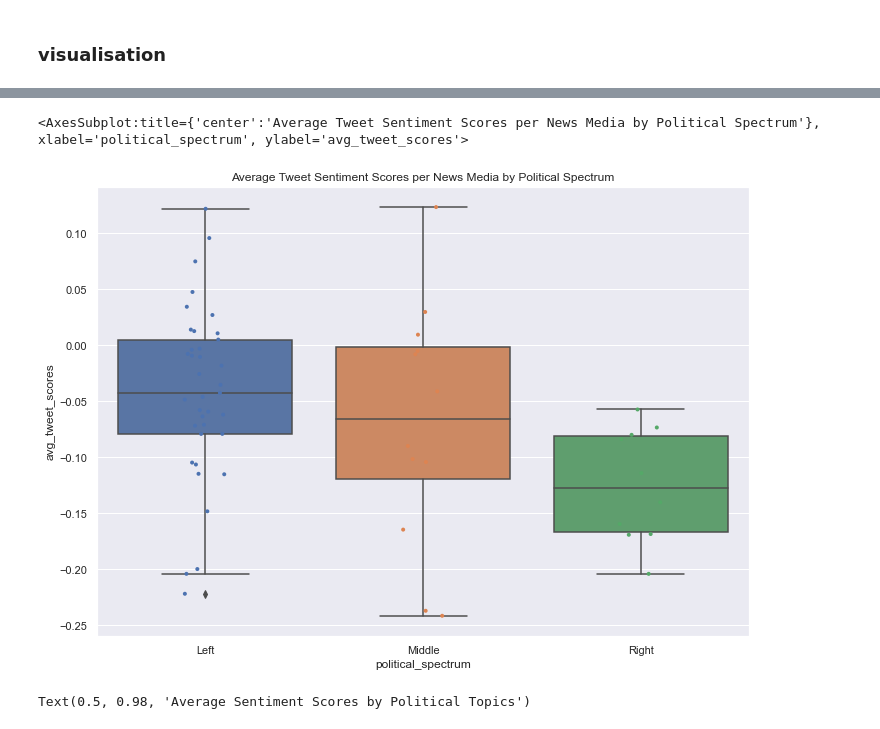
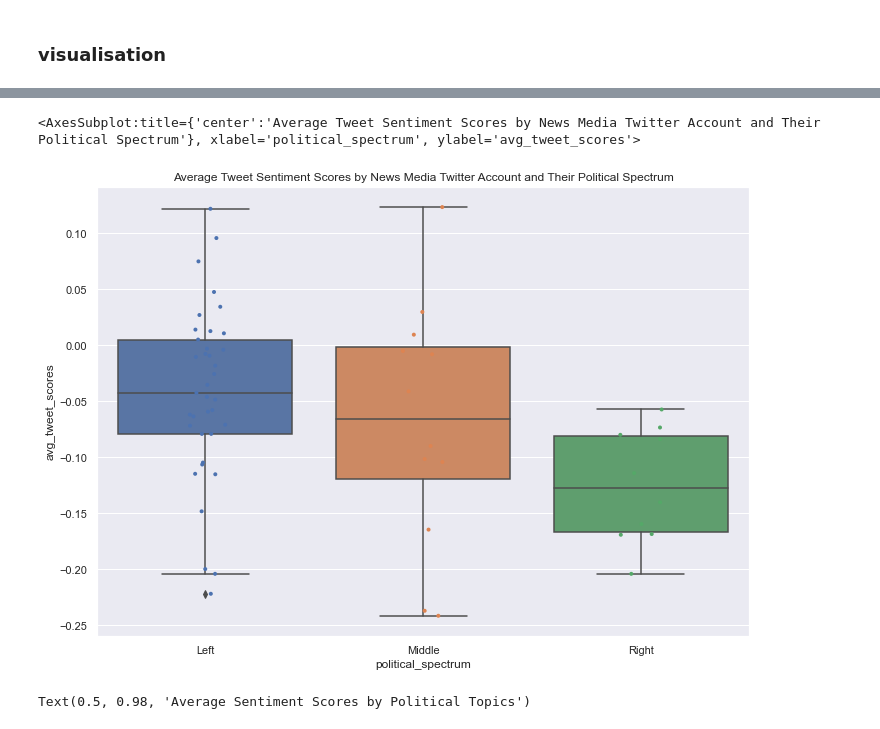
Before and after one commit to katherineskc/data_science_tweets_neutrality, a Jupyter notebook: preliminary_analysis.ipynb, the cells around one changed output, grey strips where cells are left out. Cells and saved outputs as stored; diff of their text form; code cells hidden in the pictures.

```diff
--- a/preliminary_analysis.ipynb
+++ b/preliminary_analysis.ipynb
@@ -536,16 +580,16 @@ Text(0.5, 0.98, 'Average Daily Tweet per News Media Account by Political Spectru
 # %%
 # overall_avg_scores_compound by political_spectrum
 
 sns.set_style("darkgrid")
 
 sns.set(rc={'figure.figsize':(11.7,8.27)})
 
-sns.boxplot(x="political_spectrum", y="avg_tweet_scores", data=combined_analysis_df).set(title='Average Tweet Sentiment Scores per News Media by Political Spectrum')
+sns.boxplot(x="political_spectrum", y="avg_tweet_scores", data=combined_analysis_df).set(title='Average Tweet Sentiment Scores by News Media Twitter Account and Their Political Spectrum')
 sns.stripplot(x="political_spectrum", y="avg_tweet_scores", data=combined_analysis_df,
               size=4, jitter=True, edgecolor="gray")
 # %% [output]
-<AxesSubplot:title={'center':'Average Tweet Sentiment Scores per News Media by Political Spectrum'}, xlabel='political_spectrum', ylabel='avg_tweet_scores'>
+<AxesSubplot:title={'center':'Average Tweet Sentiment Scores by News Media Twitter Account and Their Political Spectrum'}, xlabel='political_spectrum', ylabel='avg_tweet_scores'>
-[figure, old version]
+[figure, new version]
 # %%
 fig, axes = plt.subplots(nrows=1, ncols=7, figsize=(24,20), sharex=True, sharey=True)
 
```
Also changed, not shown: parts of 5 cells of this notebook.
